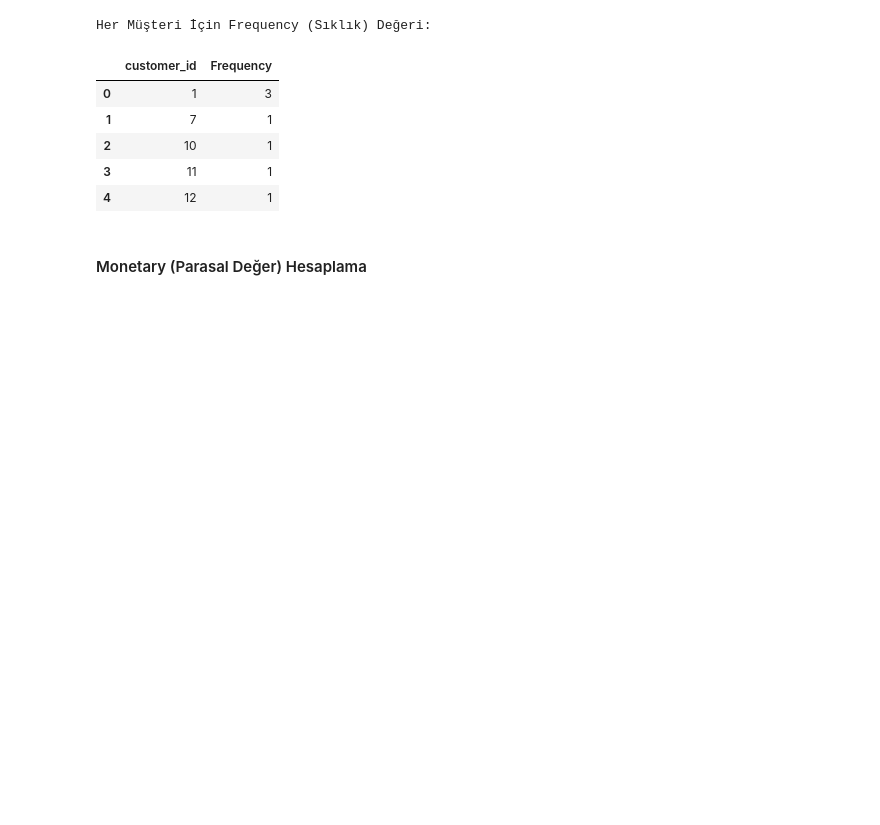
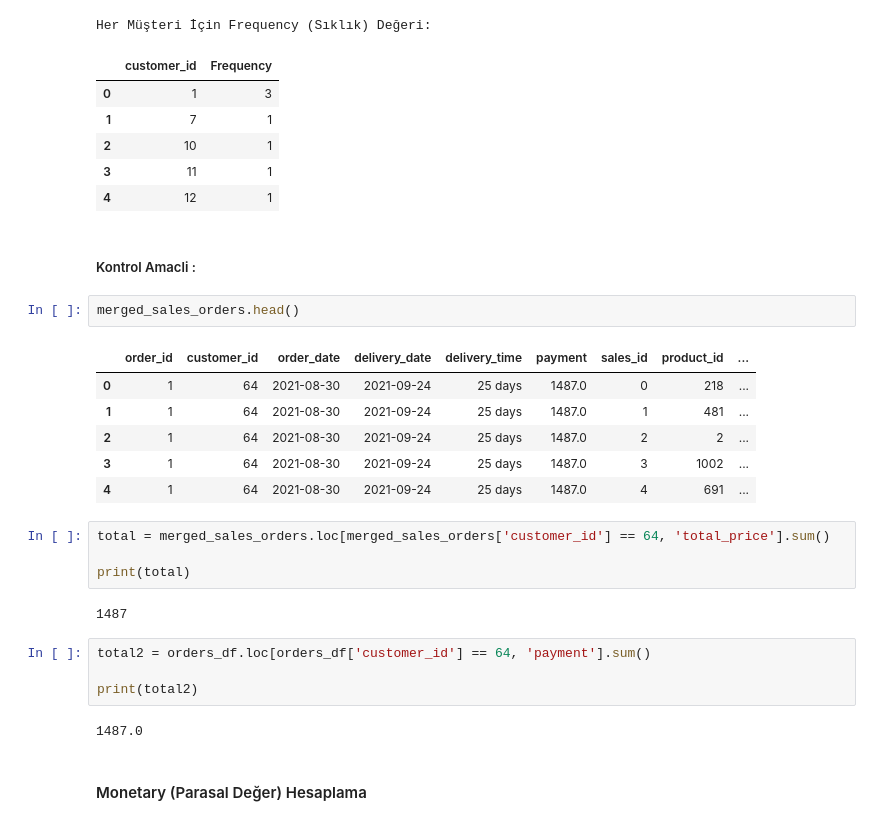
Before and after one commit to zeynepmert/Workintech_data_analysis_graduation_project, a Jupyter notebook: python/Customer_Analysis.ipynb, the cells around one changed output. Cells and saved outputs as stored; diff of their text form; blank space fills up the shorter version.

```diff
--- a/python/Customer_Analysis.ipynb
+++ b/python/Customer_Analysis.ipynb
@@ -1109,6 +1151,29 @@ Her Müşteri İçin Frequency (Sıklık) Değeri:
 | 2 | 10 | 1 |
 | 3 | 11 | 1 |
 | 4 | 12 | 1 |
+# %% [markdown]
+##### Kontrol Amacli :
+# %%
+merged_sales_orders.head()
+# %% [output]
+|  | order_id | customer_id | order_date | delivery_date | delivery_time | payment | sales_id | product_id | ... |
+| 0 | 1 | 64 | 2021-08-30 | 2021-09-24 | 25 days | 1487.0 | 0 | 218 | ... |
+| 1 | 1 | 64 | 2021-08-30 | 2021-09-24 | 25 days | 1487.0 | 1 | 481 | ... |
+| 2 | 1 | 64 | 2021-08-30 | 2021-09-24 | 25 days | 1487.0 | 2 | 2 | ... |
+| 3 | 1 | 64 | 2021-08-30 | 2021-09-24 | 25 days | 1487.0 | 3 | 1002 | ... |
+| 4 | 1 | 64 | 2021-08-30 | 2021-09-24 | 25 days | 1487.0 | 4 | 691 | ... |
+# %%
+total = merged_sales_orders.loc[merged_sales_orders['customer_id'] == 64, 'total_price'].sum()
+
+print(total)
+# %% [output]
+1487
+# %%
+total2 = orders_df.loc[orders_df['customer_id'] == 64, 'payment'].sum()
+
+print(total2)
+# %% [output]
+1487.0
 # %% [markdown]
 #### Monetary (Parasal Değer) Hesaplama
 # %%
```
Also changed, not shown: parts of 18 cells of this notebook, 8 other files.
